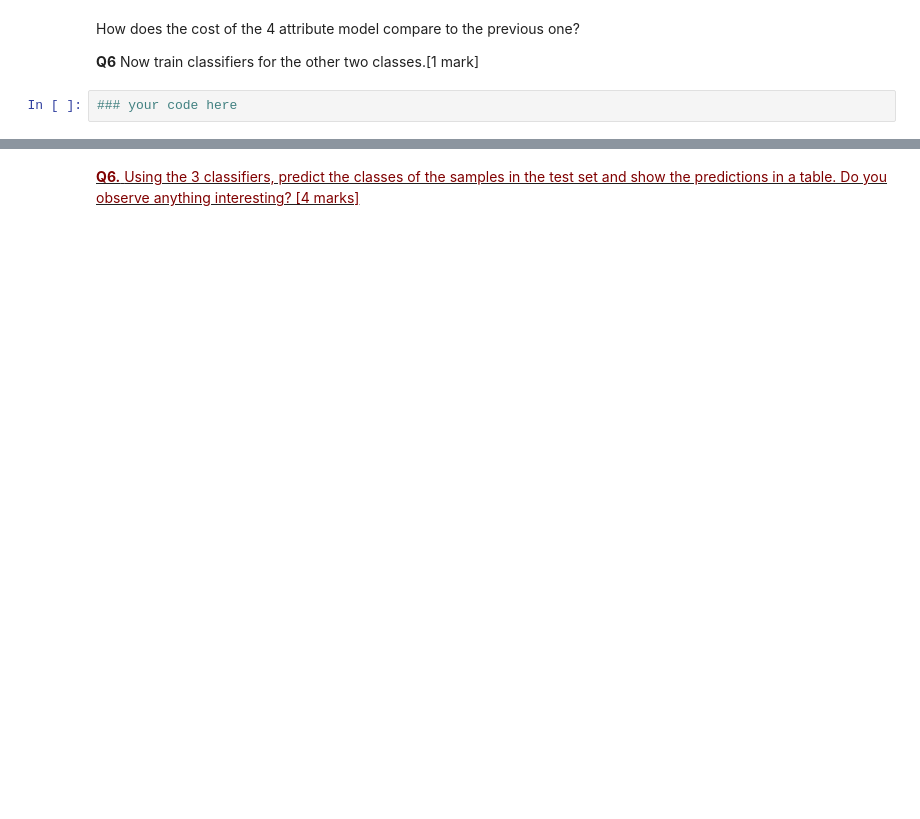
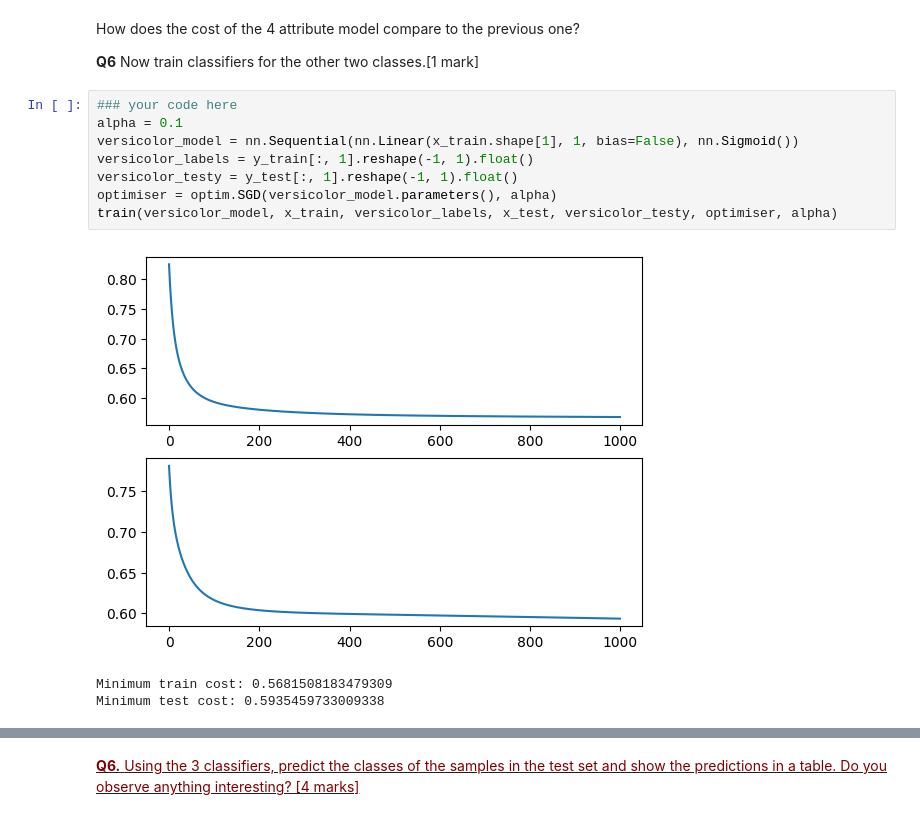
Before and after one commit to kianahs/Machine-Learning, a Jupyter notebook: wk4_Classification_I.ipynb, the cells around one changed output, grey strips where cells are left out. Saved outputs shown, nothing was run; the diff lists cells and outputs as text; blank space fills up the shorter version.

```diff
--- a/wk4_Classification_I.ipynb
+++ b/wk4_Classification_I.ipynb
@@ -276,5 +408,15 @@ train(setosa_model, x_train, setosa_labels, x_test, setosa_testy, optimiser, alp
 How does the cost of the 4 attribute model compare to the previous one?
 
 **Q6** Now train classifiers for the other two classes.[1 mark]
-# %%
-### your code here
+# %%
+### your code here
+alpha = 0.1
+versicolor_model = nn.Sequential(nn.Linear(x_train.shape[1], 1, bias=False), nn.Sigmoid())
+versicolor_labels = y_train[:, 1].reshape(-1, 1).float()
+versicolor_testy = y_test[:, 1].reshape(-1, 1).float()
+optimiser = optim.SGD(versicolor_model.parameters(), alpha)
+train(versicolor_model, x_train, versicolor_labels, x_test, versicolor_testy, optimiser, alpha)
+# %% [output]
+[figure, added]
+Minimum train cost: 0.5681508183479309
+Minimum test cost: 0.5935459733009338
```
Also changed, not shown: parts of 19 cells of this notebook.
